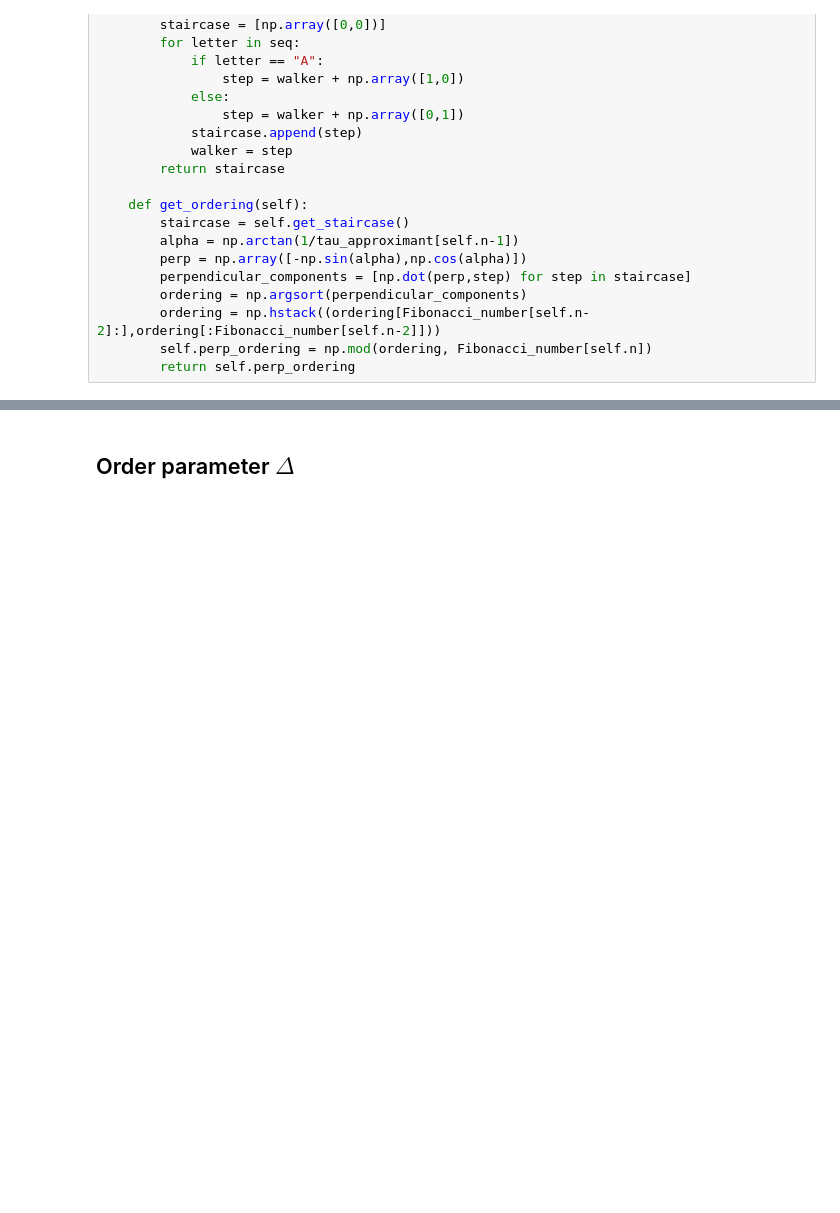
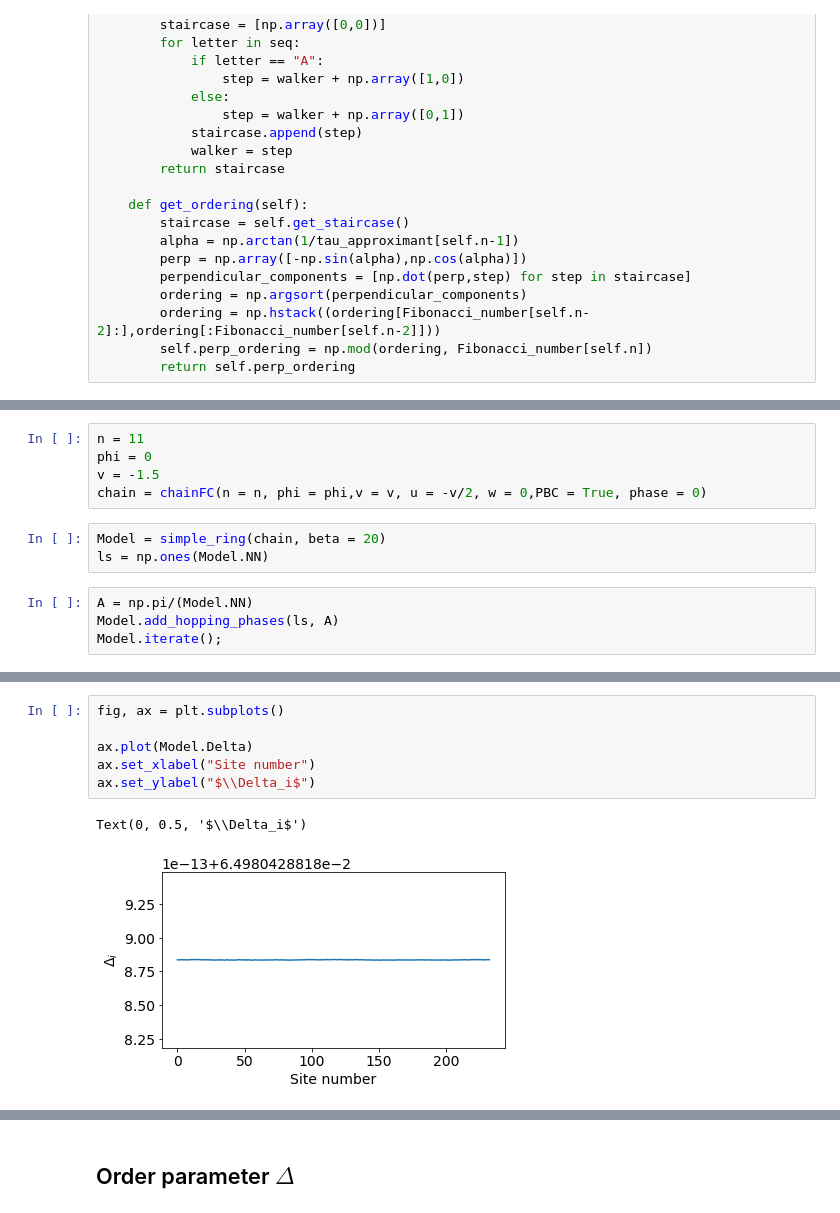
Before and after one commit to gautamra/Superconducting-Fibonacci-chain, a Jupyter notebook: SC-Fibonacci-library.ipynb, the cells around one changed output, grey strips where cells are left out. Saved outputs shown, nothing was run; the diff lists cells and outputs as text; blank space fills up the shorter version.

```diff
--- a/SC-Fibonacci-library.ipynb
+++ b/SC-Fibonacci-library.ipynb
@@ -304,0 +340,12 @@ class Fibonacci_sequence:
+# %%
+n = 11
+phi = 0
+v = -1.5
+chain = chainFC(n = n, phi = phi,v = v, u = -v/2, w = 0,PBC = True, phase = 0)
+# %%
+Model = simple_ring(chain, beta = 20)
+ls = np.ones(Model.NN)
+# %%
+A = np.pi/(Model.NN)
+Model.add_hopping_phases(ls, A)
+Model.iterate();
@@ -304,0 +354,9 @@ class Fibonacci_sequence:
+# %%
+fig, ax = plt.subplots()
+
+ax.plot(Model.Delta)
+ax.set_xlabel("Site number")
+ax.set_ylabel("$\\Delta_i$")
+# %% [output]
+Text(0, 0.5, '$\\Delta_i$')
+[figure, added]
```
Also changed, not shown: parts of 25 cells of this notebook.
